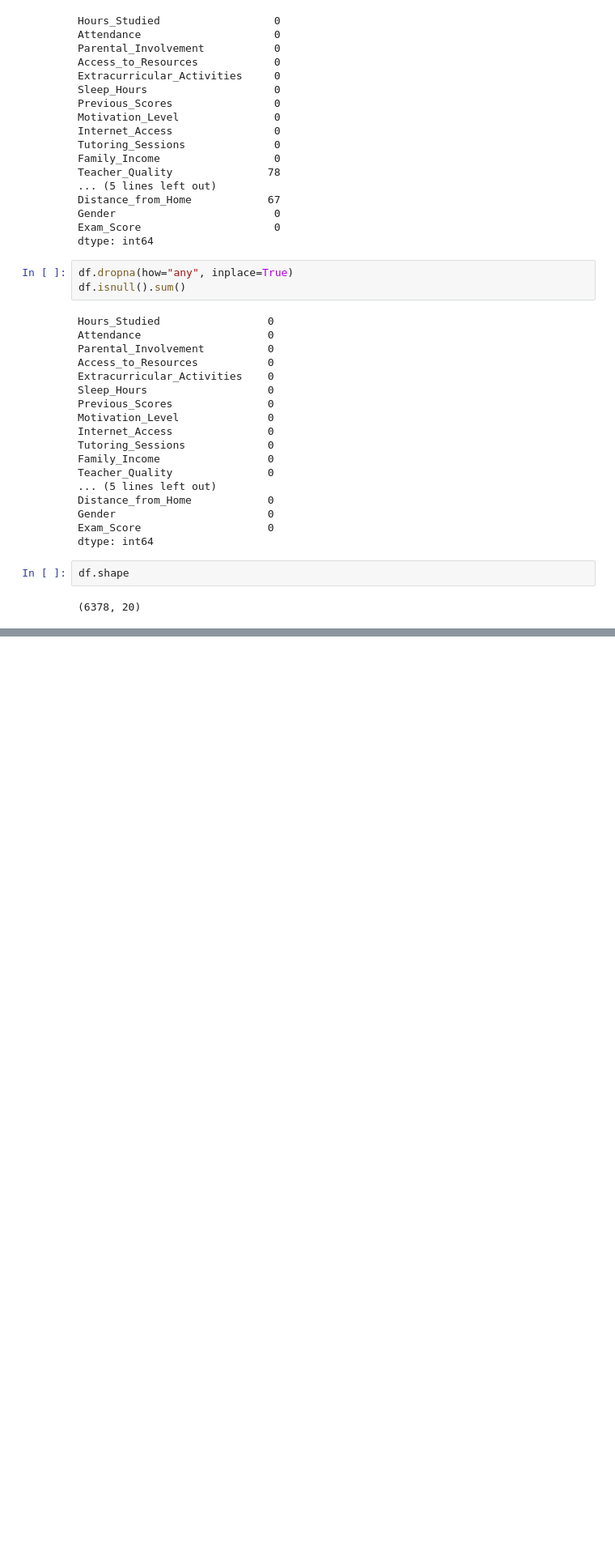
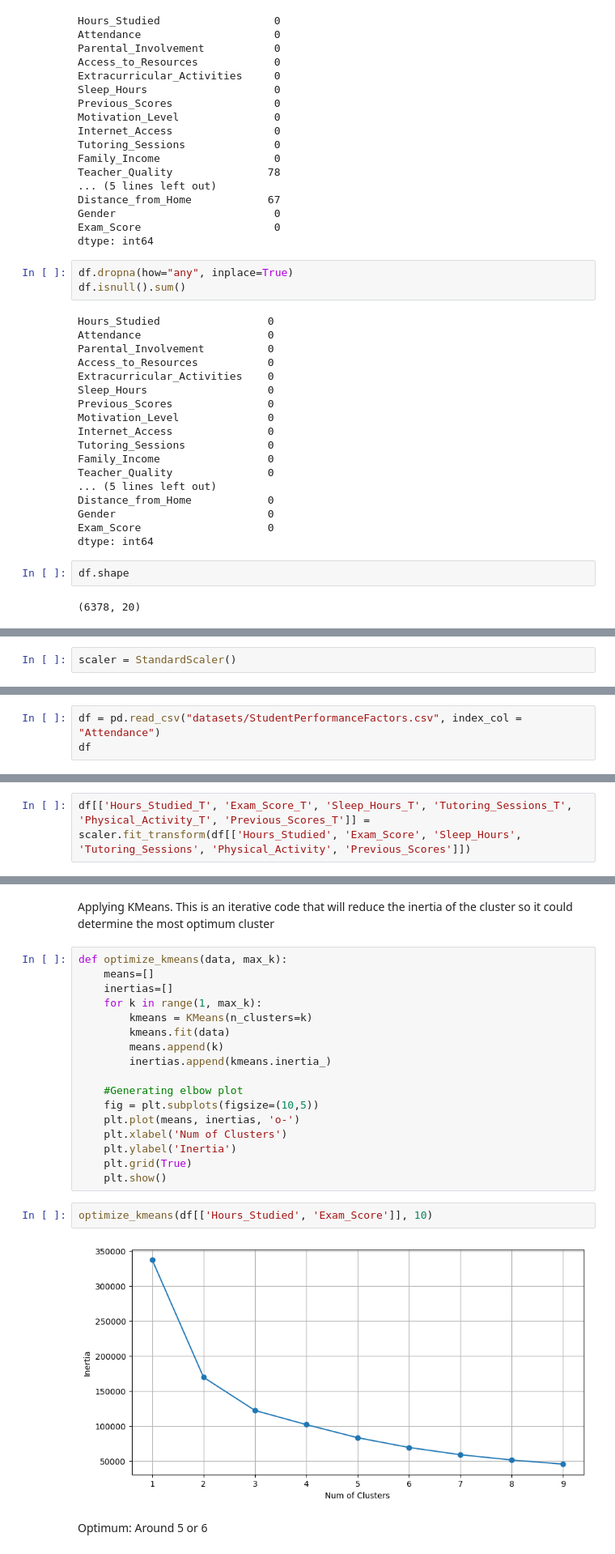
Before and after one commit to RafaelAngeloChristianto/Student-Performance-Prediction-And-Recommender, a Jupyter notebook: main.ipynb, the cells around one changed output, grey strips where cells are left out. Shown at 81% size. Saved outputs shown, nothing was run; the diff lists cells and outputs as text; blank space fills up the shorter version.

Commit message:
updated version with kmean

```diff
--- a/main.ipynb
+++ b/main.ipynb
@@ -82,0 +87,2 @@ for column in df.c:
+# %%
+scaler = StandardScaler()
@@ -82,0 +91,3 @@ for column in df.c:
+# %%
+df = pd.read_csv("datasets/StudentPerformanceFactors.csv", index_col = "Attendance")
+df
@@ -82,0 +121,2 @@ for column in df.c:
+# %%
+df[['Hours_Studied_T', 'Exam_Score_T', 'Sleep_Hours_T', 'Tutoring_Sessions_T', 'Physical_Activity_T', 'Previous_Scores_T']] = scaler.fit_transform(df[['Hours_Studied', 'Exam_Score', 'Sleep_Hours', 'Tutoring_Sessions', 'Physical_Activity', 'Previous_Scores']])
@@ -82,0 +142,25 @@ for column in df.c:
+# %% [markdown]
+Applying KMeans. This is an iterative code that will reduce the inertia of the cluster so it could determine the most optimum cluster
+# %%
+def optimize_kmeans(data, max_k):
+    means=[]
+    inertias=[]
+    for k in range(1, max_k):
+        kmeans = KMeans(n_clusters=k)
+        kmeans.fit(data)
+        means.append(k)
+        inertias.append(kmeans.inertia_)
+
+    #Generating elbow plot
+    fig = plt.subplots(figsize=(10,5))
+    plt.plot(means, inertias, 'o-')
+    plt.xlabel('Num of Clusters')
+    plt.ylabel('Inertia')
+    plt.grid(True)
+    plt.show()
+# %%
+optimize_kmeans(df[['Hours_Studied', 'Exam_Score']], 10)
+# %% [output]
+[figure, added]
+# %% [markdown]
+Optimum: Around 5 or 6
```
Also changed, not shown: parts of 10 cells of this notebook.
